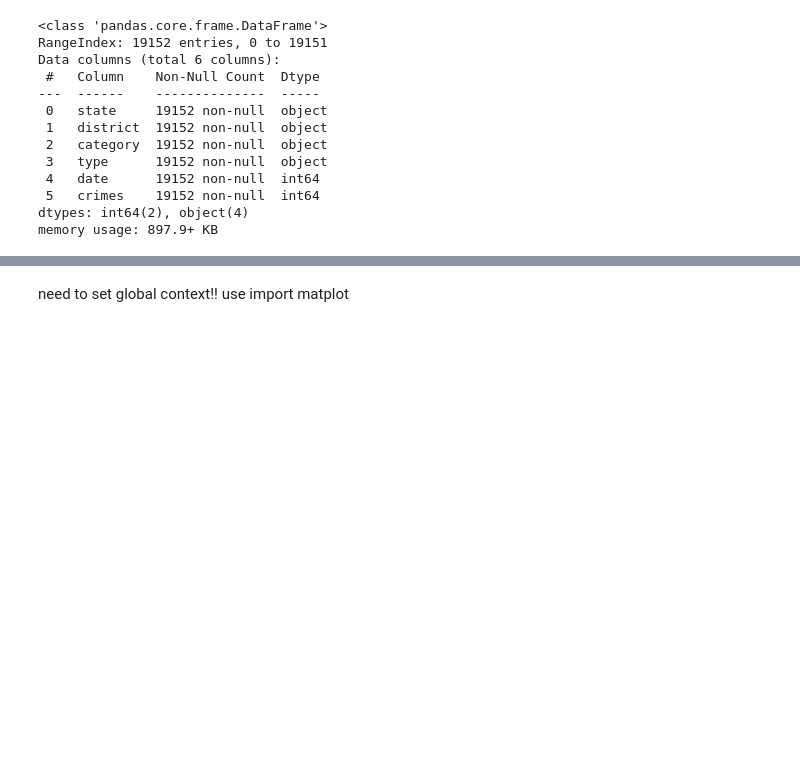
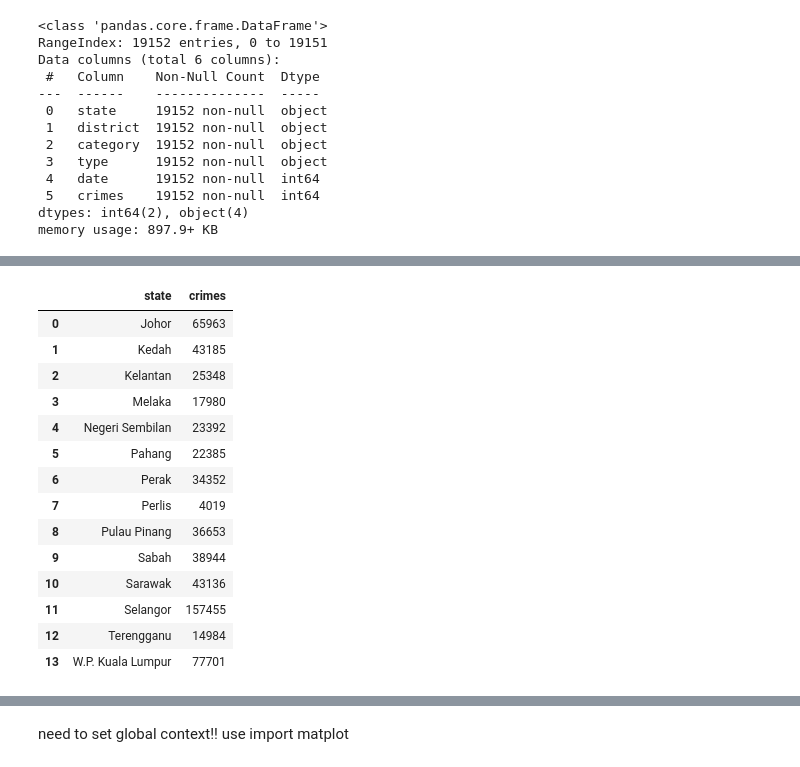
Before and after one commit to noorhzrh/Daily-Practice, a Jupyter notebook: Day 19 - advanced visualisation/my_mini_project.ipynb, the cells around one changed output, grey strips where cells are left out. Saved outputs shown, nothing was run; the diff lists cells and outputs as text; code cells hidden in the pictures; blank space fills up the shorter version.

```diff
--- a/Day 19 - advanced visualisation/my_mini_project.ipynb
+++ b/Day 19 - advanced visualisation/my_mini_project.ipynb
@@ -99,0 +126,19 @@ fig.show()
+# %%
+crimebystate_countsdf = (bystate_df.groupby(['state'])['crimes'].sum().reset_index())
+crimebystate_countsdf
+# %% [output]
+|  | state | crimes |
+| 0 | Johor | 65963 |
+| 1 | Kedah | 43185 |
+| 2 | Kelantan | 25348 |
+| 3 | Melaka | 17980 |
+| 4 | Negeri Sembilan | 23392 |
+| 5 | Pahang | 22385 |
+| 6 | Perak | 34352 |
+| 7 | Perlis | 4019 |
+| 8 | Pulau Pinang | 36653 |
+| 9 | Sabah | 38944 |
+| 10 | Sarawak | 43136 |
+| 11 | Selangor | 157455 |
+| 12 | Terengganu | 14984 |
+| 13 | W.P. Kuala Lumpur | 77701 |
```
Also changed, not shown: parts of 11 cells of this notebook, 1 other file.
